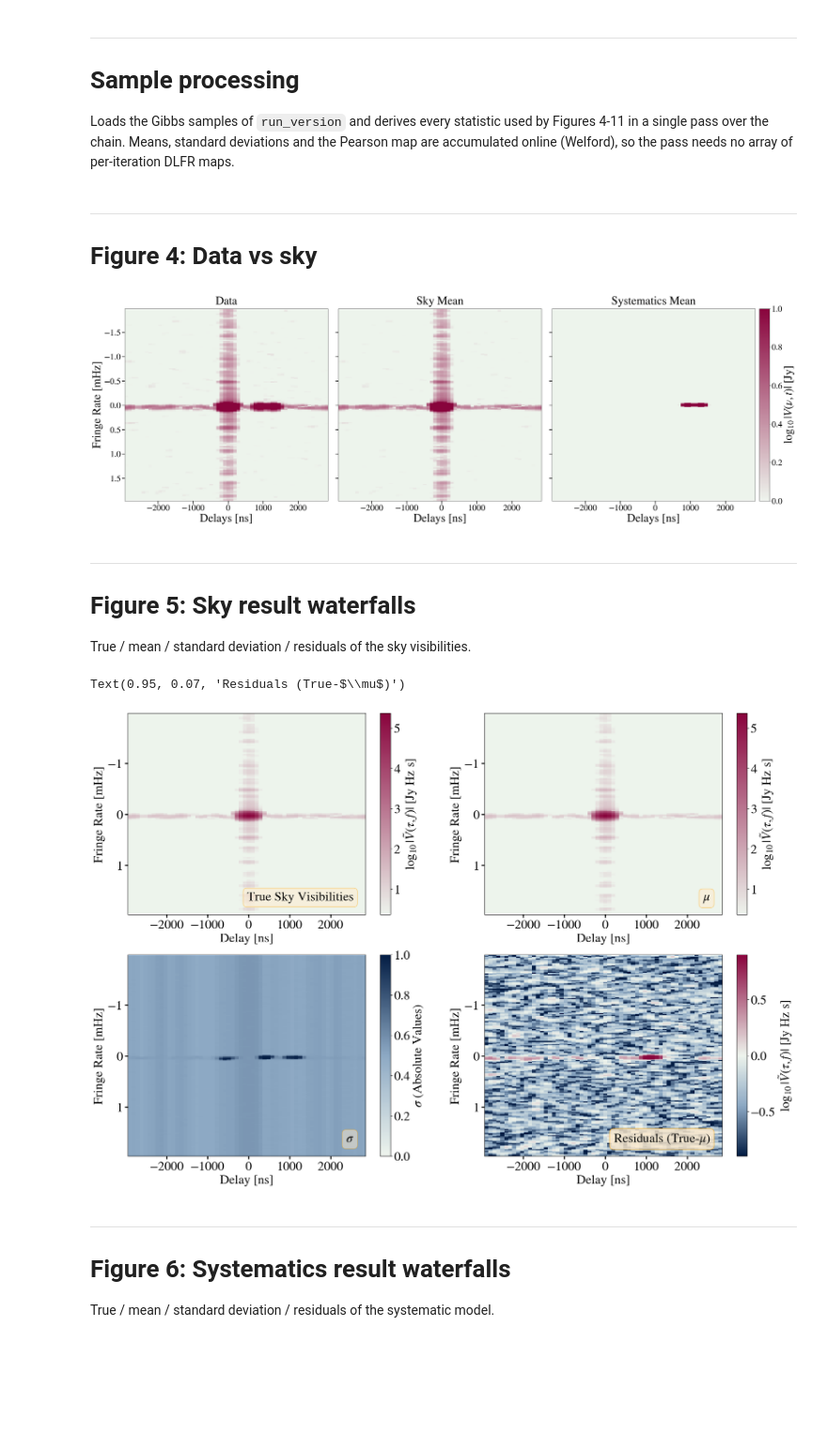
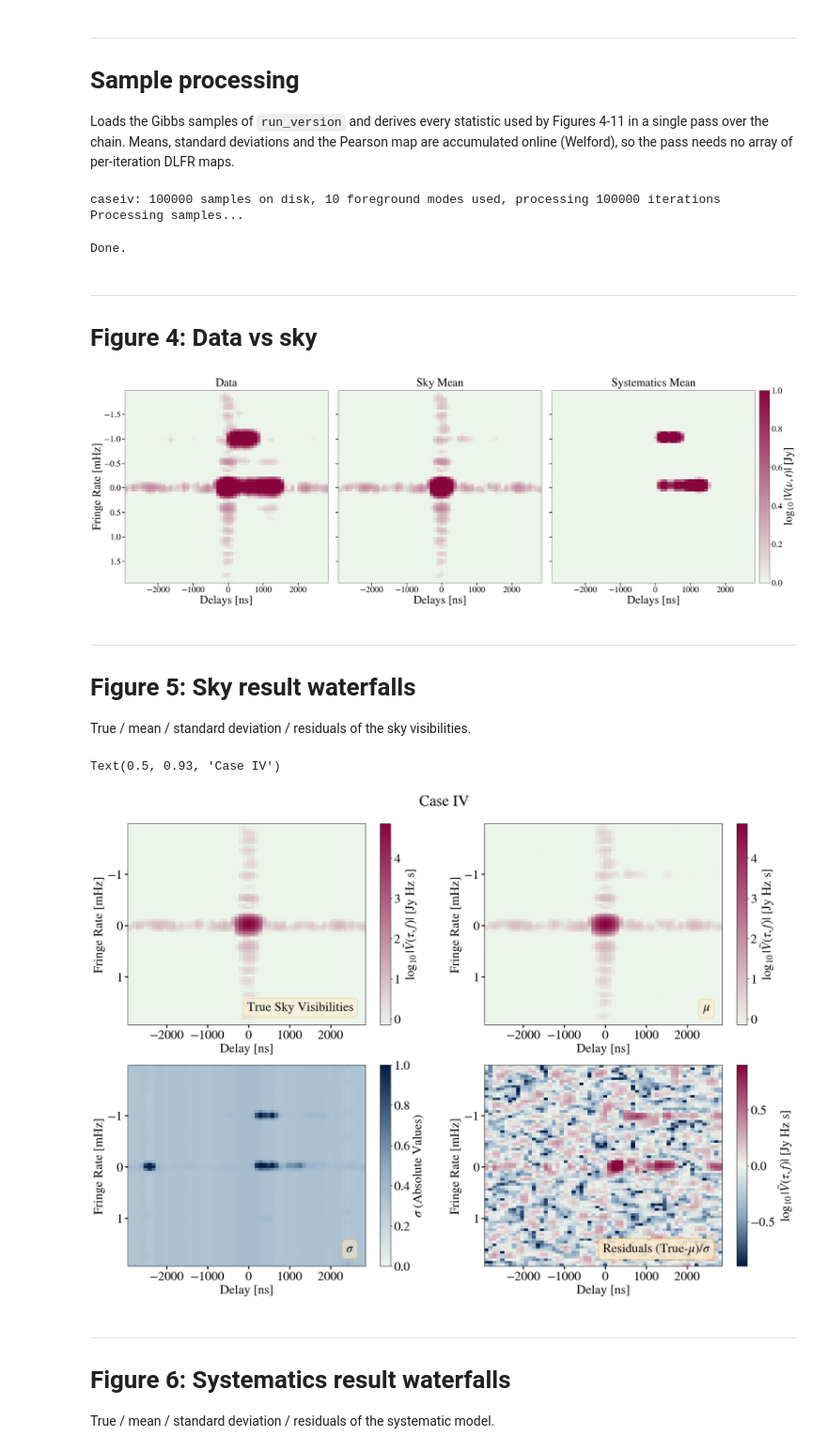
Before and after one commit to sohinixcvii/plots-hydra-pspec, a Jupyter notebook: paper_plots_c_v2_single_case.ipynb, the cells around one changed output. Shown at 94% size. Drawn from its saved outputs; the diff is of its cells as text; code cells hidden in the pictures; blank space fills up the shorter version.

```diff
--- a/paper_plots_c_v2_single_case.ipynb
+++ b/paper_plots_c_v2_single_case.ipynb
@@ -63,21 +61,22 @@ parent_dir  = '/nvme2/scratch/sohini/hydra-pspec-systematic/'
 fig_dir     = '/nvme2/scratch/sohini/Systematics-in-hydra-pspec/Figures'            # output directory
 
 # ── The single run analysed by this notebook ──────────────────────────────────
-run_version = '8fg_caseii_100k'   # sub-folder of result_dir
-case_label  = 'Case II'           # label used in legends and panel annotations
+run_version = 'caseiv'   # sub-folder of result_dir
+case_label  = 'Case IV'           # label used in legends and panel annotations
 USE_MMAP    = True                # memory-map the large sample arrays (gcr-eor.npy, fg-amps.npy)
 
 # Systematic modes (n, m) of this run, and their delay indices (for the DPS plot).
 # Case I:   [(3, 0),  (4, 0),  (5, 0),  (6, 0)]    dl_ind = [3, 4, 5, 6]
 # Case II:  [(10, 0), (11, 0), (12, 0), (13, 0)]   dl_ind = [10, 11, 12, 13]
 # Case III: [(3, 20), (4, 20), (5, 20), (6, 20)]   dl_ind = [3, 3, 3, 3]
-nm_list = [(10, 0), (11, 0), (12, 0), (13, 0)]
-dl_ind  = [10, 11, 12, 13]
+# Case IV: [(3, 0),  (4, 0),  (5, 0),  (6, 0), (10, 0), (11, 0), (12, 0), (13, 0), (3, 20), (4, 20), (5, 20), (6, 20)] dl_ind = [3, 4, 5, 6, 10, 11, 12, 13, 3, 3, 3, 3]
+nm_list = [(3, 0),  (4, 0),  (5, 0),  (6, 0), (10, 0), (11, 0), (12, 0), (13, 0), (3, 20), (4, 20), (5, 20), (6, 20)]
+dl_ind  = [3, 4, 5, 6, 10, 11, 12, 13, 3, 3, 3, 3]
 
 # ── Data dimensions ───────────────────────────────────────────────────────────
-Ntimes   = 203   # number of LST samples
+Ntimes   = 80   # number of LST samples
 Nfreqs   = 60   # number of frequency channels
-Nfgmodes = 8    # number of foreground modes used from fgmodes.npy
+Nfgmodes = 10    # number of foreground modes used from fgmodes.npy
 
 # ── Run parameters ────────────────────────────────────────────────────────────
 Niter         = 100000  # number of Gibbs iterations to process
@@ -86,10 +85,10 @@ Nburn_pc      = 10      # burn-in as a percentage of Niter
 Nburn         = int(Niter * Nburn_pc / 100)  # burn-in as a number of samples
 
 # ── True systematic amplitudes ────────────────────────────────────────────────
-sys_amps_true = np.array([1. + 4j, 2. + 3j, 3. + 2j, 4. + 1j])
-# sys_amps_true = np.array([1. + 4j, 2. + 3j, 3. + 2j, 4. + 1j,
-#                           4. + 6j, 10. + 3j, 5. + 4j, 8. + 12j,
-#                           10. + 3j, 8. + 2j, 1. + 4j, 4. + 1j])
+# sys_amps_true = np.array([1. + 4j, 2. + 3j, 3. + 2j, 4. + 1j])
+sys_amps_true = np.array([1. + 4j, 2. + 3j, 3. + 2j, 4. + 1j,
+                          4. + 6j, 10. + 3j, 5. + 4j, 8. + 12j,
+                          10. + 3j, 8. + 2j, 1. + 4j, 4. + 1j])
 # ── Noise ─────────────────────────────────────────────────────────────────────
 noise_ps_val = 0.0004  # noise power spectrum rms
 # %% [markdown]
@@ -441,6 +435,10 @@ res_sys_dlfr        = sys_model_true_dlfr - sys_model_dlfr_mean
 corr_map = fg_dg_S / np.sqrt(fg_S2 * dg_S2)
 
 print('Done.')
+# %% [output]
+caseiv: 100000 samples on disk, 10 foreground modes used, processing 100000 iterations
+Processing samples...
+Done.
 # %% [markdown]
 ---
 # Figure 4: Data vs sky
@@ -485,7 +483,7 @@ cbar.set_label(r'$\log_{10}|V(\nu, t)|$ [Jy]', size=40)
 cbar.ax.tick_params(labelsize=30)
 # plt.savefig(fig_dir + '/data_vs_sky_2.pdf', bbox_inches='tight', dpi=300)
 # %% [output]
-[figure, old version]
+[figure, new version]
 # %% [markdown]
 ---
 # Figure 5: Sky result waterfalls
@@ -500,37 +498,37 @@ plot_waterfalls_from_dlfr(
     baseline=None, horizon_color='magenta',
 )
 axs.flatten()[0].text(0.95, 0.07, 'True Sky Visibilities', bbox=bbox,
                       transform=axs.flatten()[0].transAxes, horizontalalignment='right')
 
 plot_waterfalls_from_dlfr(
     mean_sky_dlfr, freqs * 1e6, lsts, fig=fig, ax=axs.flatten()[1], mode='log',
     vmin=None, vmax=None, cmap=paper_map_pink, dynamic_range=5, limit_drng='all', colorbar_flag=True,
     baseline=None, horizon_color='magenta',
 )
 axs.flatten()[1].text(0.95, 0.07, r'$\mu$', bbox=bbox,
                       transform=axs.flatten()[1].transAxes, horizontalalignment='right')
 
 plot_waterfalls_from_dlfr(
     std_sky_dlfr, freqs * 1e6, lsts, fig=fig, ax=axs.flatten()[2], mode='abs',
     vmin=0, vmax=1, cmap=paper_map_blue, dynamic_range=None, limit_drng='all', colorbar_flag=True,
     baseline=None, horizon_color='magenta', cbar_label=r'$\sigma$ (Absolute Values)',
 )
 axs.flatten()[2].text(0.95, 0.07, r'$\sigma$', bbox=bbox,
                       transform=axs.flatten()[2].transAxes, horizontalalignment='right')
 
 plot_waterfalls_from_dlfr(
-    res_sky_dlfr, freqs * 1e6, lsts, fig=fig, ax=axs.flatten()[3], mode='log',
+    res_sky_dlfr/std_sky_dlfr, freqs * 1e6, lsts, fig=fig, ax=axs.flatten()[3], mode='log',
     vmin=-0.9, vmax=0.9, cmap=paper_map, dynamic_range=None, limit_drng='all', colorbar_flag=True,
     baseline=None, horizon_color='magenta',
 )
-axs.flatten()[3].text(0.95, 0.07, 'Residuals (True-' + r'$\mu$' + ')', bbox=bbox_res,
+axs.flatten()[3].text(0.95, 0.07, 'Residuals (True-' + r'$\mu$' + ')/'+r'$\sigma$', bbox=bbox_res,
                       transform=axs.flatten()[3].transAxes, horizontalalignment='right')
 
 fig.suptitle(case_label, y=0.93)
 # plt.savefig(fig_dir + '/result_waterfalls.pdf', bbox_inches='tight', dpi=300)
 # %% [output]
-Text(0.95, 0.07, 'Residuals (True-$\\mu$)')
+Text(0.5, 0.93, 'Case IV')
-[figure, old version]
+[figure, new version]
 # %% [markdown]
 ---
 # Figure 6: Systematics result waterfalls
```
Also changed, not shown: parts of 10 cells of this notebook, 1 other file.
